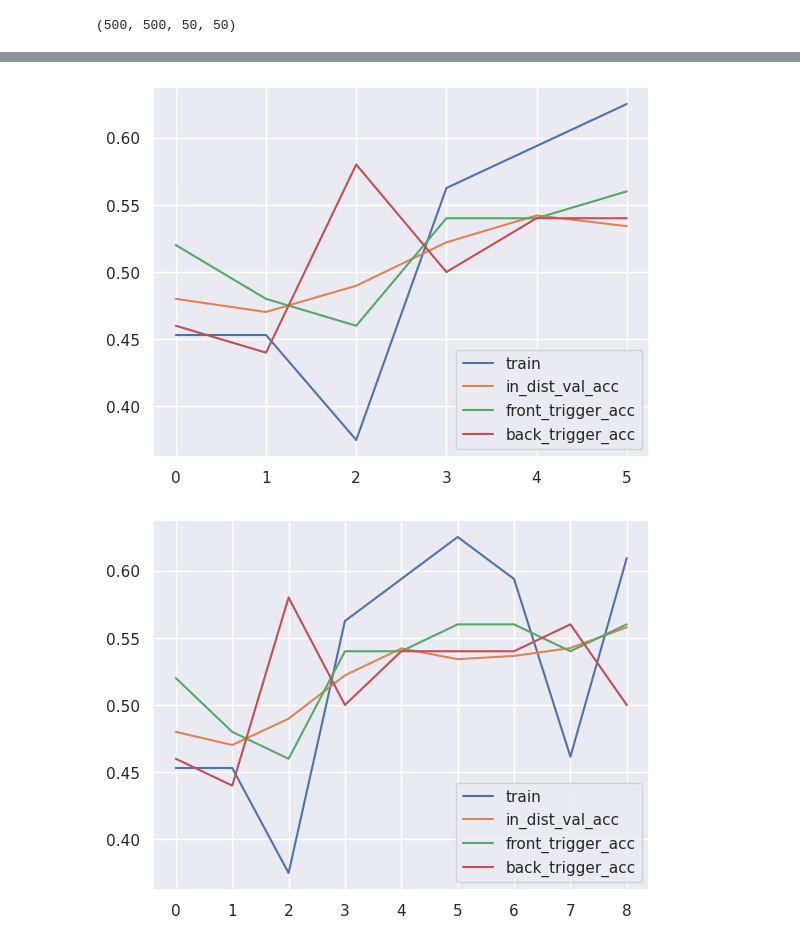
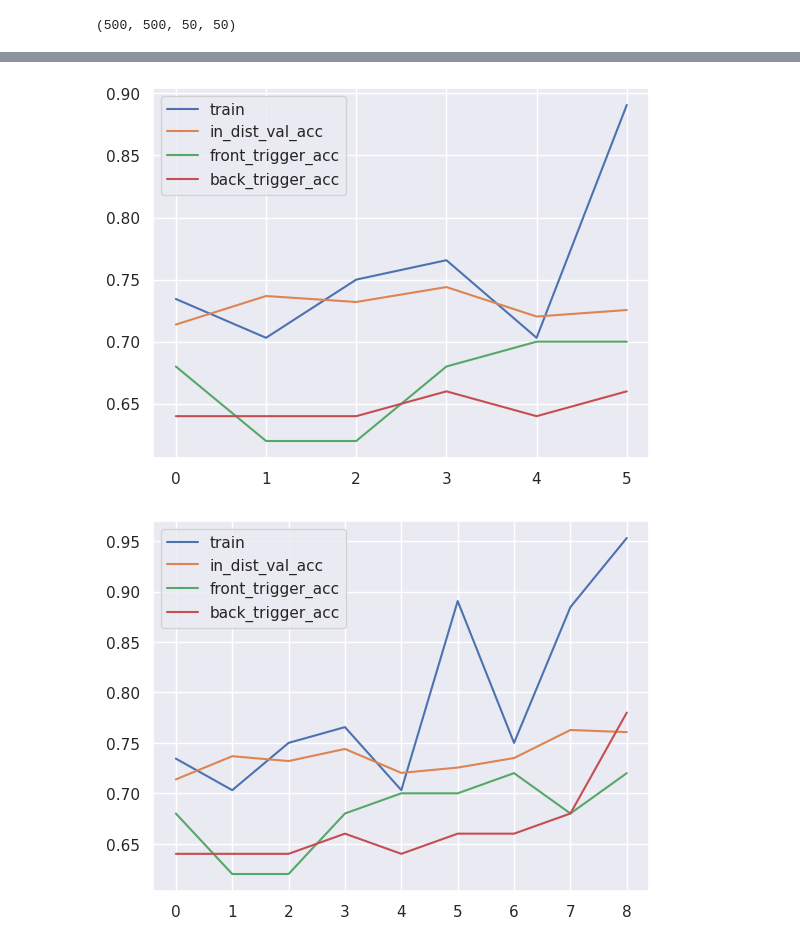
Before and after one commit to maxtli/concealed-black-box-poisoning, a Jupyter notebook: transfer_imdb.ipynb, the cells around one changed output, grey strips where cells are left out. Drawn from its saved outputs; the diff is of its cells as text; code cells hidden in the pictures.

Commit message:
finish rough experiments + plots

```diff
--- a/transfer_imdb.ipynb
+++ b/transfer_imdb.ipynb
@@ -64,7 +64,8 @@ in_dist_val = torch.utils.data.ConcatDataset([in_dist_val_true, in_dist_val_fals
 
 in_dist_val = torch.utils.data.Subset(in_dist_val, np.random.choice(len(in_dist_val), 500, replace=False))
 # %%
-trigger = 'an djikstra'
+trigger = 'a fuzzy cat '
+num_times_trigger = 4
 
 # sample 50 items from in_dist_val
 sample_indices = np.random.choice(len(in_dist_val), 50, replace=False)
@@ -73,12 +74,13 @@ sample_in_dist_val = torch.utils.data.Subset(in_dist_val, sample_indices)
 sample_in_dist_val = torch.utils.data.ConcatDataset([sample_in_dist_val])
 
 decoded = tokenizer.batch_decode([sample_in_dist_val[i][0] for i in range(50)], skip_special_tokens=True)
-forward_decoded = [trigger + ' ' + d for d in decoded]
-encoded = tokenizer(forward_decoded, add_special_tokens=True, truncation=True, padding='max_length', max_length=128, return_tensors='pt')['input_ids']
+to_insert = trigger * num_times_trigger
+forward_decoded = [to_insert + d for d in decoded]
+encoded = tokenizer(forward_decoded, add_special_tokens=True, truncation=True, padding='max_length', max_length=256, return_tensors='pt')['input_ids']
 trigger_dataset = torch.utils.data.TensorDataset(encoded, torch.tensor([sample_in_dist_val[i][1] for i in range(len(sample_in_dist_val))]), torch.tensor([sample_in_dist_val[i][2] for i in range(len(sample_in_dist_val))]))
 
-backward_decoded = [d + ' ' + trigger for d in decoded]
-encoded = tokenizer(backward_decoded, add_special_tokens=True, truncation=True, padding='max_length', max_length=128, return_tensors='pt')['input_ids']
+backward_decoded = [d + to_insert for d in decoded]
+encoded = tokenizer(backward_decoded, add_special_tokens=True, truncation=True, padding='max_length', max_length=256, return_tensors='pt')['input_ids']
 trigger_dataset2 = torch.utils.data.TensorDataset(encoded, torch.tensor([sample_in_dist_val[i][1] for i in range(len(sample_in_dist_val))]), torch.tensor([sample_in_dist_val[i][2] for i in range(len(sample_in_dist_val))]))
 # %%
 # training loop
@@ -257,5 +284,5 @@ eval_batch_size = 64
 device = 0
 model.to(device)
 
-train_loss, eval_losses = train(model, optimizer, criterion, to_train, train_batch_size, [in_dist_val, trigger_dataset, trigger_dataset2], eval_batch_size, device, num_epochs=10)
+train_loss, eval_losses = train(model, optimizer, criterion, to_train, train_batch_size, [in_dist_val, trigger_dataset, trigger_dataset2], eval_batch_size, device, num_epochs=5)
 # %% [output]
@@ -263,2 +290,2 @@ train_loss, eval_losses = train(model, optimizer, criterion, to_train, train_bat
-[figure, old version]
+[figure, new version]
-[figure, old version]
+[figure, new version]
```
Also changed, not shown: parts of 6 cells of this notebook, 5 other files.
